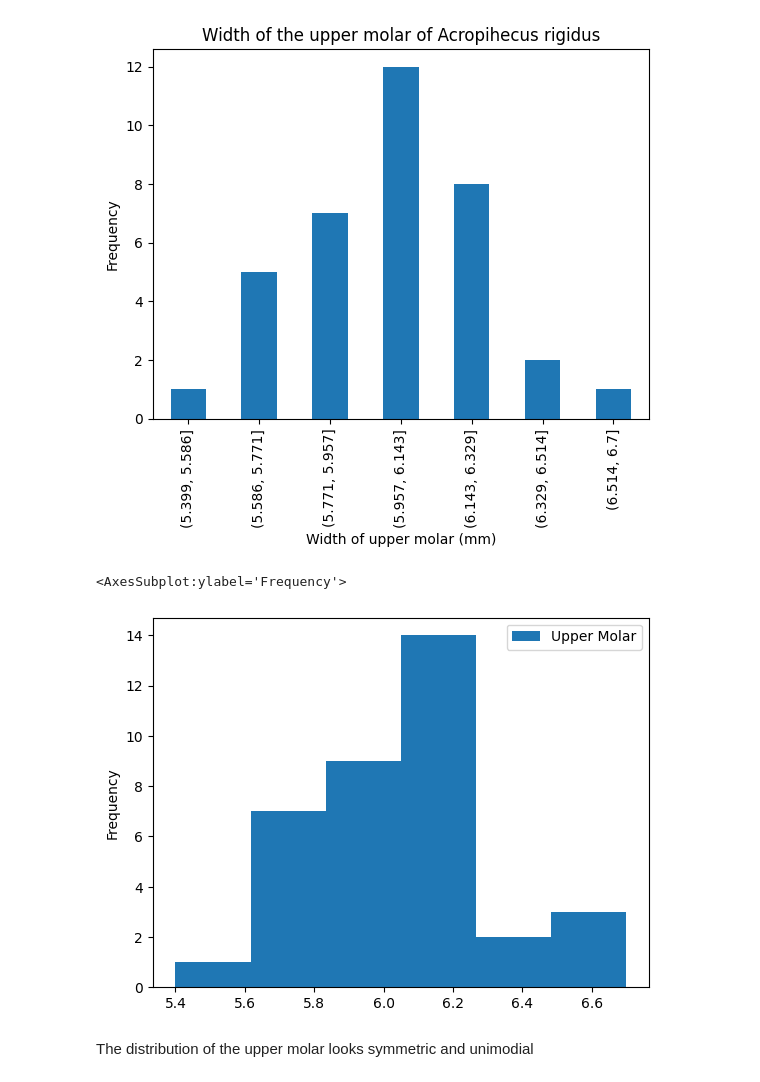
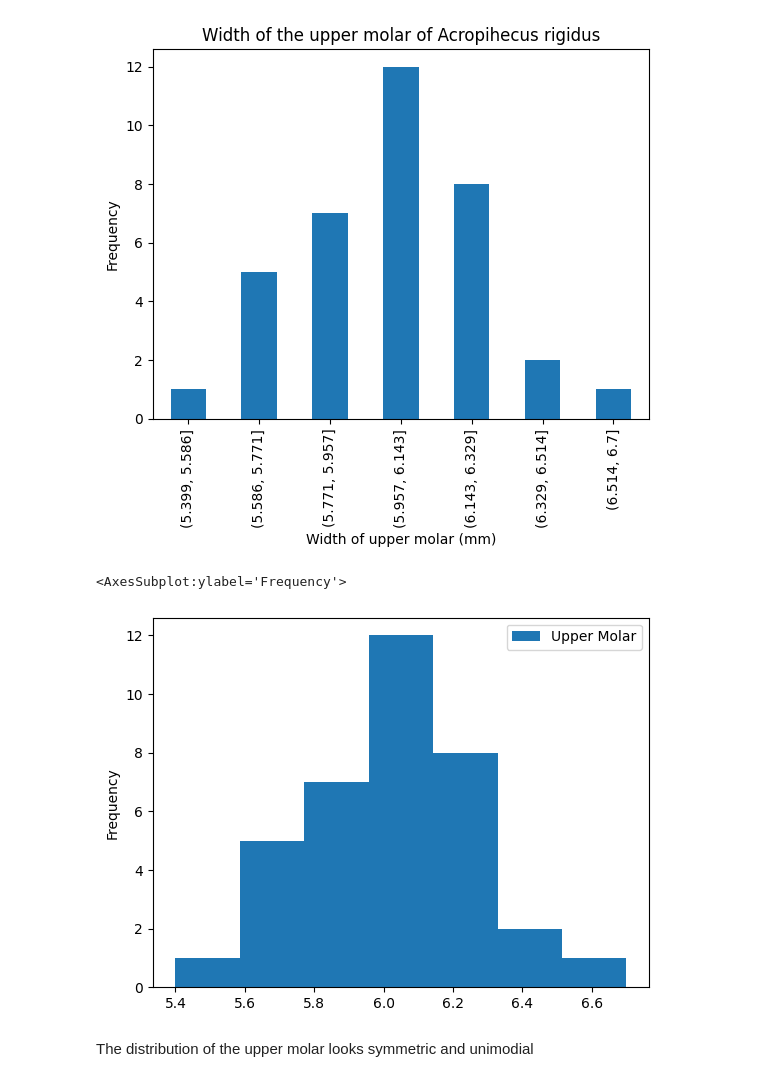
Before and after one commit to Cerlog/RUC-Empirical-Data, a Jupyter notebook: Chapter 4/Chapter 4 - excercises.ipynb, the cells around one changed output. Cells and saved outputs as stored; diff of their text form; code cells hidden in the pictures.

```diff
--- a/Chapter 4/Chapter 4 - excercises.ipynb
+++ b/Chapter 4/Chapter 4 - excercises.ipynb
@@ -95,10 +95,10 @@ plt.title('Width of the upper molar of Acropihecus rigidus')
 Text(0.5, 1.0, 'Width of the upper molar of Acropihecus rigidus')
 [figure]
 # %%
-df_um.plot.hist(bins=6)
+df_um.plot.hist(bins=7)
 # %% [output]
 <AxesSubplot:ylabel='Frequency'>
-[figure, old version]
+[figure, new version]
 # %% [markdown]
 The distribution of the upper molar looks symmetric and unimodial
 # %% [markdown]
```
